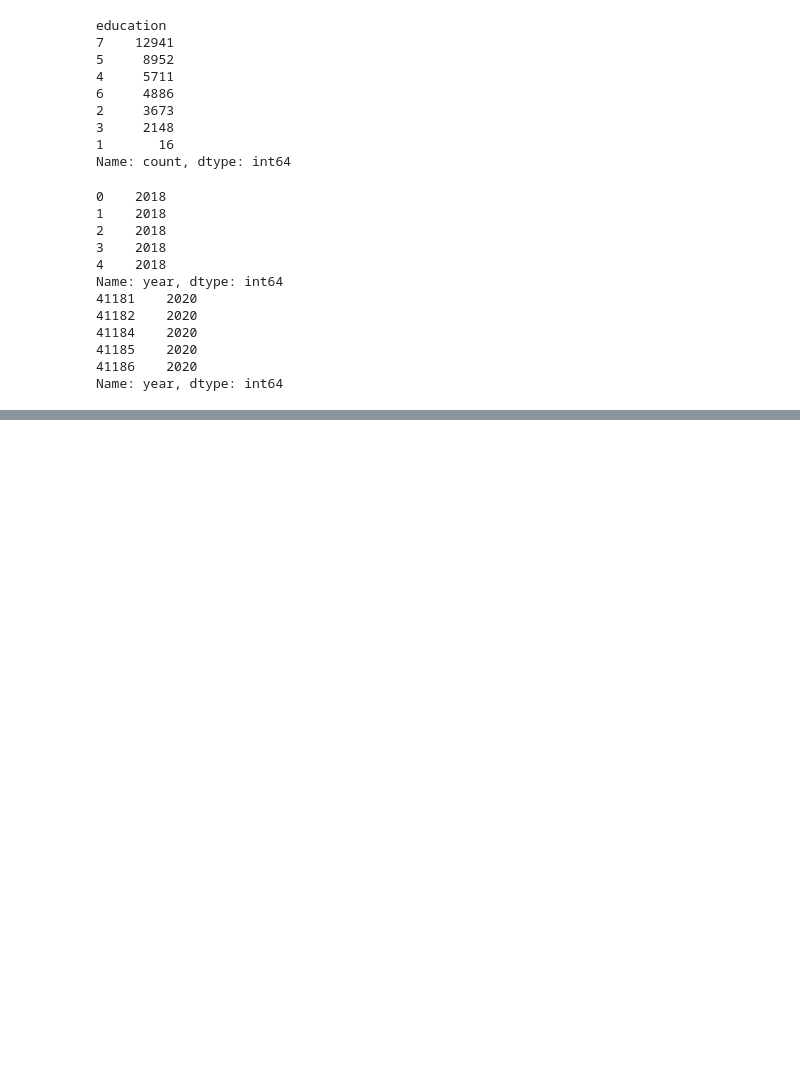
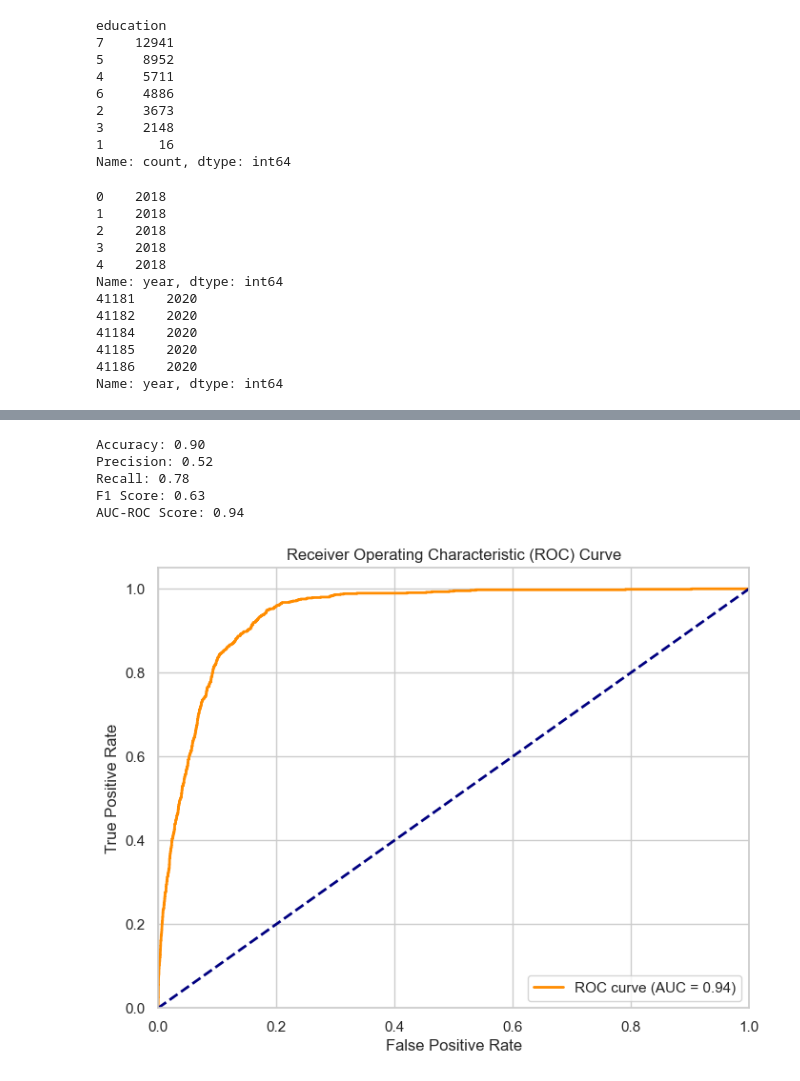
Before and after one commit to DinIskakov/Bank-Marketing, a Jupyter notebook: hw.ipynb, the cells around one changed output, grey strips where cells are left out. Drawn from its saved outputs; the diff is of its cells as text; code cells hidden in the pictures; blank space fills up the shorter version.

```diff
--- a/hw.ipynb
+++ b/hw.ipynb
@@ -336,0 +482,20 @@ for col in ['year', 'month']:
+# %%
+#Gradient boosting
+#It is a distance based algorithm so therefore scaled data should be used if we want to have an accurate model
+from sklearn.ensemble import GradientBoostingClassifier
+
+gb_clf = GradientBoostingClassifier(random_state=42)
+gb_clf.fit(x_train_smote, y_train_smote)
+
+# Step 3: Make predictions and validate
+y_pred_gb = gb_clf.predict(X_test_scaled)
+probabilities = gb_clf.predict_proba(X_test_scaled)
+
+getStats(y_test, y_pred_gb, probabilities)
+# %% [output]
+Accuracy: 0.90
+Precision: 0.52
+Recall: 0.78
+F1 Score: 0.63
+AUC-ROC Score: 0.94
+[figure, added]
```
Also changed, not shown: parts of 19 cells of this notebook.
